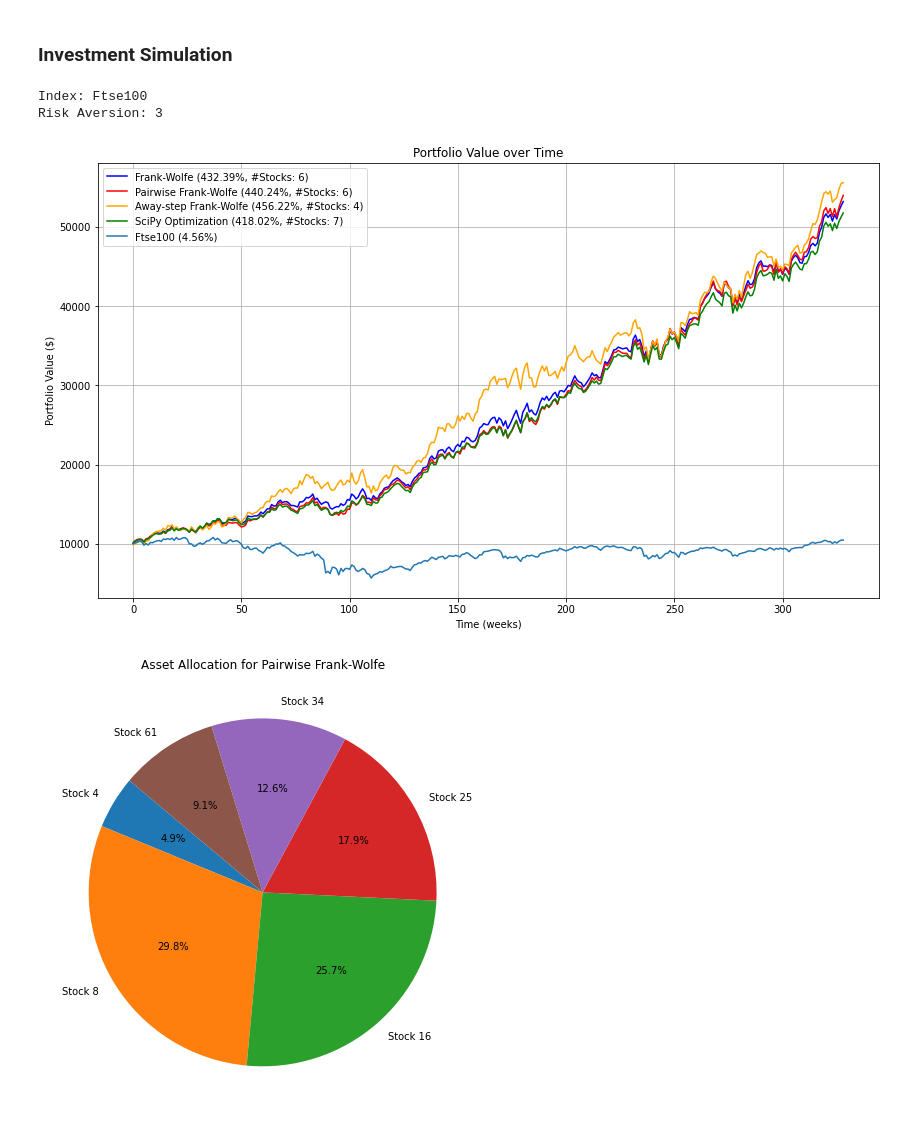
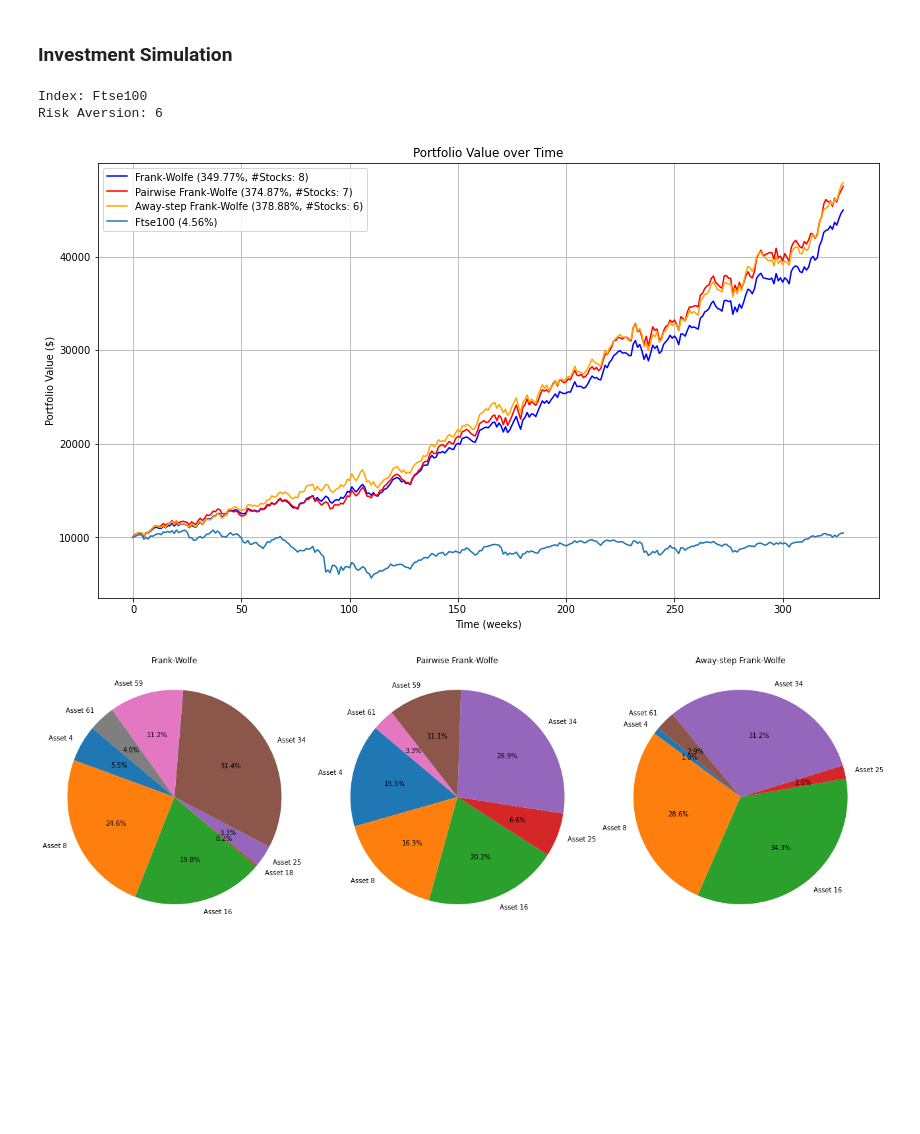
Before and after one commit to RobEngin/Methods-for-Portfolio-Optimization, a Jupyter notebook: opt-project.ipynb, the cells around one changed output. Saved outputs shown, nothing was run; the diff lists cells and outputs as text; code cells hidden in the pictures; blank space fills up the shorter version.

```diff
--- a/opt-project.ipynb
+++ b/opt-project.ipynb
@@ -291,7 +292,7 @@ def gradient(weights, ret_mean, cov, RISK_AVERSION):
 # %% [markdown]
 ## Frank-Wolfe and Pairwise Frank-Wolfe over the Markowitz portfolio problems
 # %%
-RISK_AVERSION = 3
+RISK_AVERSION = 6
 # %%
 # Linear Minimization Oracle (LMO)
 def linearMinimizationOracle(grad):
@@ -440,12 +460,13 @@ Wall time: 812 ms
 # %% [markdown]
 ### Away Step Frank Wolfe
 # %%
-%%time
+start_time = time.time()
 
 ITERATIONS = 20
 
 loss_values_aw = []
 returns_iteration_aw = []
+duality_gaps_aw = []
 
 weights = np.ones(nStocks) / nStocks
 V = [weights.copy()]
@@ -478,6 +499,15 @@ for itr in range(ITERATIONS):
     loss_values_aw.append(loss(weights, mean_returns, cov_matrix, RISK_AVERSION))
     returns_iteration_aw.append(checkMeanRet(weights, mean_returns))
 
+    # Calculate duality gap
+    gap = duality_gap(weights, grad)
+    duality_gaps_aw.append(gap)
+
+    # Check for convergence with duality gap
+    if np.linalg.norm(grad) < 1e-6 or gap < 1e-6:
+        print(f"\nConverged at iteration {itr} with duality gap {gap:.6f}")
+        break
+
     gamma = line_search(weights, direction, mean_returns, cov_matrix, RISK_AVERSION)
     gamma = min(gamma, step_size)
 
@@ -496,9 +526,12 @@ for itr in range(ITERATIONS):
         break
 
     if itr % (ITERATIONS * 0.05) == 0:
-        print(f" - ret {(returns_iteration_aw[-1])*100:05.2f}% - loss {loss(weights, mean_returns, cov_matrix, RISK_AVERSION):05.6f}")
+        print(f" - ret {(returns_iteration_aw[-1])*100:05.2f}% - loss {loss(weights, mean_returns, cov_matrix, RISK_AVERSION):05.6f} - duality gap {gap:.6f}")
 
 optimal_weights_aw = weights
 
+end_time = time.time()
+wall_time_aw = round((end_time - start_time) * 1000)
+print(f"Wall time: {wall_time_aw} ms")
 plot_results(loss_values_aw, returns_iteration_aw, optimal_weights_aw, 'AwayStep Frank Wolfe')
 # %% [output]
@@ -653,13 +680,13 @@ print(f"Risk Aversion: {RISK_AVERSION}")
 initial_investment = 10000
 
 # Function to create a pie chart
-def plot_pie_chart(weights, method_name):
-    positive_weights = weights[weights > 0.0009]
-    labels = [f'Stock {i+1}' for i in range(len(weights)) if weights[i] > 0.0009]
-    plt.figure(figsize=(8, 8))
-    plt.pie(positive_weights, labels=labels, autopct='%1.1f%%', startangle=140)
-    plt.title(f'Asset Allocation for {method_name}')
-    plt.show()
+def plot_pie_chart(weights, title, ax):
+    positive_weights = num_positive_weights(weights)
+    labels = [f'Asset {i+1}' for i in range(len(weights)) if weights[i] > 0.0009]
+    ax.pie(positive_weights, labels=labels, autopct='%1.1f%%', startangle=140)
+    ax.axis('equal')  # Equal aspect ratio ensures that pie is drawn as a circle.
+    ax.set_title(title)
+    ax.set_facecolor('white')  # Set the background color to white
 
 # Calculate the portfolio value over time
 def portfolio_value(weights, matrix_ret, initial_investment):
@@ -676,47 +703,52 @@ def calculate_investment_value(array_ret, initial_investment):
 
 # Weights > 0.0009
 def num_positive_weights(weights):
-    return np.sum(weights > 0.0009)
+    return weights[weights > 0.0009]
 
 # Calculate the portfolio values for each method
 portfolio_values_pw = portfolio_value(optimal_weights_pw, matrix_rr, initial_investment)
 portfolio_values_aw = portfolio_value(optimal_weights_aw, matrix_rr, initial_investment)
 portfolio_values_ls = portfolio_value(optimal_weights_ls, matrix_rr, initial_investment)
-portfolio_values_scipy = portfolio_value(optimal_weights_scipy, matrix_rr, initial_investment)
 portfolio_values_index = calculate_investment_value(array_ret, initial_investment)
 
 # Calculate the final percentage returns
 final_return_pw = (portfolio_values_pw[-1] / initial_investment - 1) * 100
 final_return_aw = (portfolio_values_aw[-1] / initial_investment - 1) * 100
 final_return_ls = (portfolio_values_ls[-1] / initial_investment - 1) * 100
-final_return_scipy = (portfolio_values_scipy[-1] / initial_investment - 1) * 100
 final_return_index = (portfolio_values_index[-1] / initial_investment - 1) * 100
 
 # Calculate the number of weights greater than zero for each method
 num_positive_pw = num_positive_weights(optimal_weights_pw)
 num_positive_aw = num_positive_weights(optimal_weights_aw)
 num_positive_ls = num_positive_weights(optimal_weights_ls)
-num_positive_scipy = num_positive_weights(optimal_weights_scipy)
 
 plt.figure(figsize=(14, 8))
-plt.plot(portfolio_values_ls, label=f'Frank-Wolfe ({final_return_ls:.2f}%, #Stocks: {num_positive_ls})', color='blue')
-plt.plot(portfolio_values_pw, label=f'Pairwise Frank-Wolfe ({final_return_pw:.2f}%, #Stocks: {num_positive_pw})', color='red')
-plt.plot(portfolio_values_aw, label=f'Away-step Frank-Wolfe ({final_return_aw:.2f}%, #Stocks: {num_positive_aw})', color='orange')
-plt.plot(portfolio_values_scipy, label=f'SciPy Optimization ({final_return_scipy:.2f}%, #Stocks: {num_positive_scipy})', color='green')
+plt.plot(portfolio_values_ls, label=f'Frank-Wolfe ({final_return_ls:.2f}%, #Stocks: {len(num_positive_ls)})', color='blue')
+plt.plot(portfolio_values_pw, label=f'Pairwise Frank-Wolfe ({final_return_pw:.2f}%, #Stocks: {len(num_positive_pw)})', color='red')
+plt.plot(portfolio_values_aw, label=f'Away-step Frank-Wolfe ({final_return_aw:.2f}%, #Stocks: {len(num_positive_aw)})', color='orange')
 plt.plot(portfolio_values_index, label=f'{PORTFOLIO} ({final_return_index:.2f}%)')
 plt.xlabel('Time (weeks)')
 plt.ylabel('Portfolio Value ($)')
 plt.title('Portfolio Value over Time')
 plt.legend()
 plt.grid(True)
 plt.show()
 
-plot_pie_chart(optimal_weights_pw, 'Pairwise Frank-Wolfe')
-plot_pie_chart(optimal_weights_aw, 'Away-step Frank-Wolfe')
-plot_pie_chart(optimal_weights_ls, 'Frank-Wolfe')
-plot_pie_chart(optimal_weights_scipy, 'SciPy Optimization')
+# Create a figure with subplots
+fig, axes = plt.subplots(1, 3, figsize=(18, 6), facecolor='white')
+
+# Plot each pie chart in a subplot
+plot_pie_chart(optimal_weights_ls, 'Frank-Wolfe', axes[0])
+plot_pie_chart(optimal_weights_pw, 'Pairwise Frank-Wolfe', axes[1])
+plot_pie_chart(optimal_weights_aw, 'Away-step Frank-Wolfe', axes[2])
+
+# Adjust layout
+plt.tight_layout()
+
+# Show the plot
+plt.show()
 # %% [output]
 Index: Ftse100
-Risk Aversion: 3
+Risk Aversion: 6
-[figure, old version]
+[figure, new version]
-[figure, old version]
+[figure, new version]
```
Also changed, not shown: parts of 15 cells of this notebook, 1 other file.
